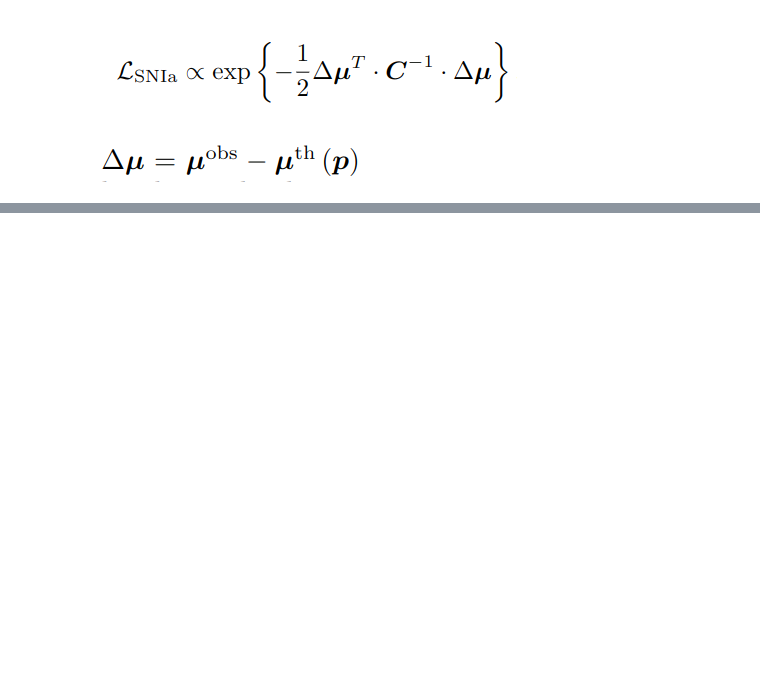
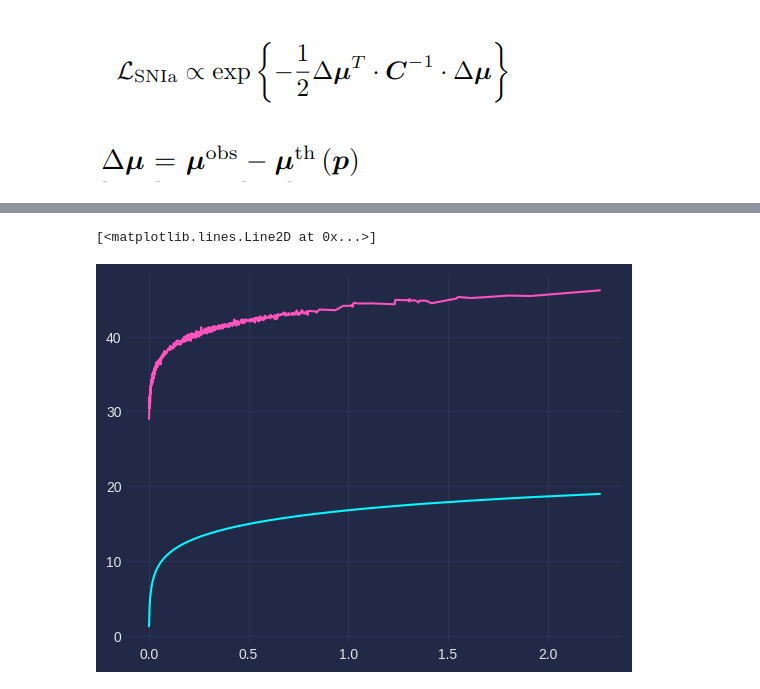
Before and after one commit to JuanDDiosRojas/NeuralNetworks, a Jupyter notebook: PINN/inferencia.ipynb, the cells around one changed output, grey strips where cells are left out. Cells and saved outputs as stored; diff of their text form; code cells hidden in the pictures; blank space fills up the shorter version.

```diff
--- a/PINN/inferencia.ipynb
+++ b/PINN/inferencia.ipynb
@@ -137,0 +268,9 @@ NameError: name 'DL' is not defined
+# %%
+luminosa = (1+redshift)*DL(redshift)/67.0
+modulo =25 + 5*np.log10(luminosa)
+
+plt.plot(redshift,modulo)
+plt.plot(redshift, mu)
+# %% [output]
+[<matplotlib.lines.Line2D at 0x...>]
+[figure, added]
```
Also changed, not shown: parts of 28 cells of this notebook.
